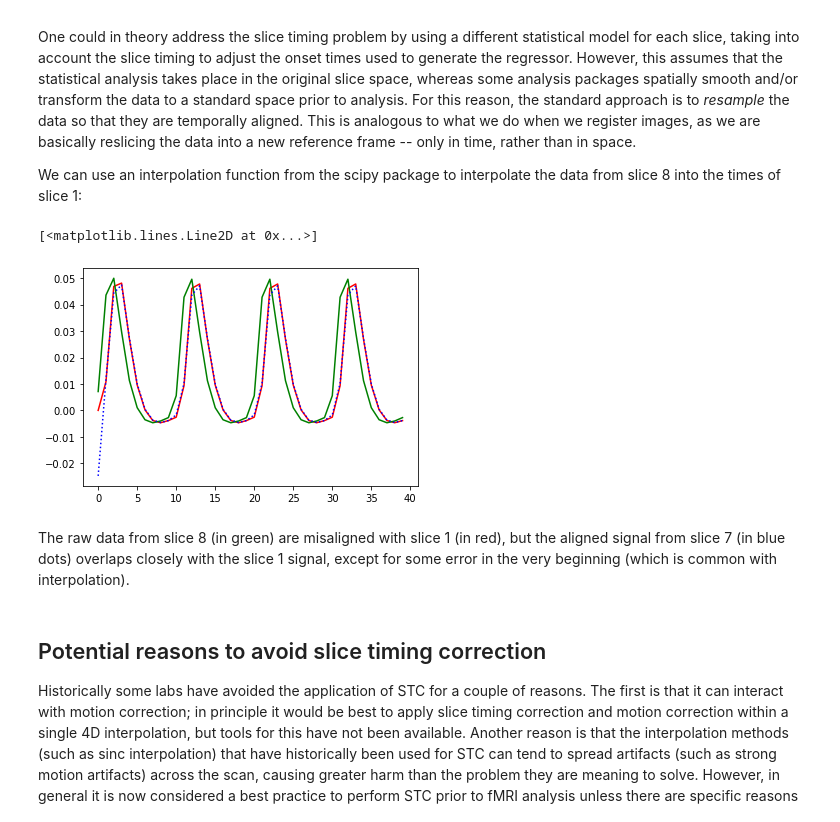
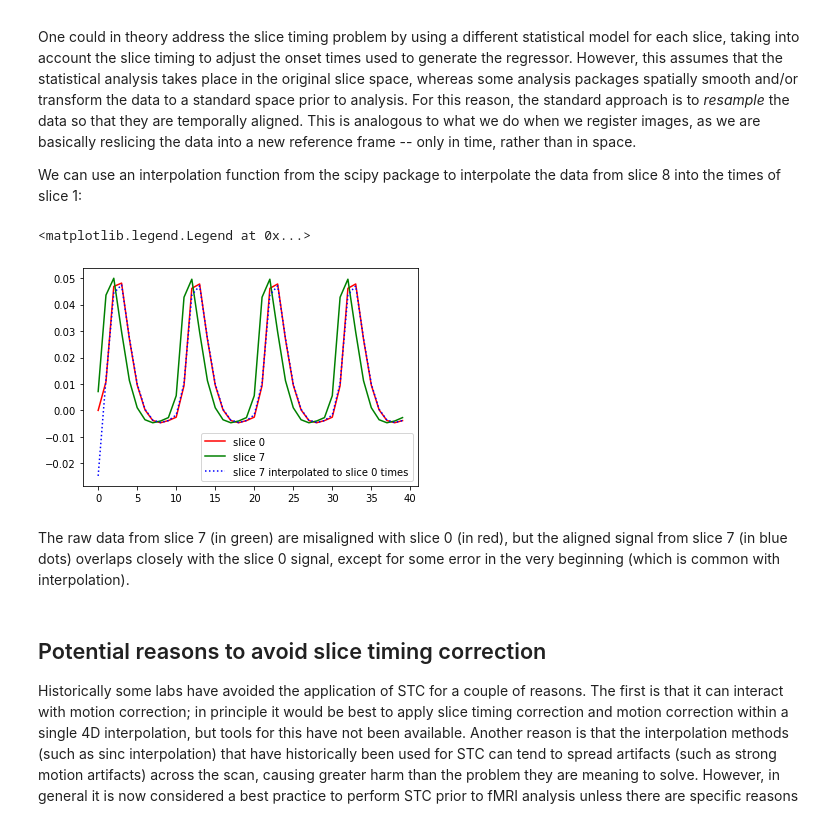
Before and after one commit to poldrack/SliceTimingCorrection, a Jupyter notebook: SliceTimingSimulation.ipynb, the cells around one changed output. Cells and saved outputs as stored; diff of their text form; code cells hidden in the pictures.

```diff
--- a/SliceTimingSimulation.ipynb
+++ b/SliceTimingSimulation.ipynb
@@ -24,14 +24,14 @@ import seaborn as sns
 def hrf_convolve(resp, time_resolution):
     return(np.convolve(resp, spm_hrf(time_resolution))[:resp.shape[0]])
 
-time_resolution = 0.25  # seconds
+hrf_time_resolution = 0.25  # temporal resolution of underlying response, in seconds
 time_window = 24  # seconds
 
-resp = np.zeros(int(time_window / time_resolution))
+resp = np.zeros(int(time_window / hrf_time_resolution))
 resp[4] = 1
-resp_hrf = hrf_convolve(resp, time_resolution)
+resp_hrf = hrf_convolve(resp, hrf_time_resolution)
 
-timeline = np.arange(0, time_window, time_resolution)
+timeline = np.arange(0, time_window, hrf_time_resolution)
 plt.plot(timeline, resp/8)
 plt.plot(timeline, resp_hrf, 'k')
 # %% [output]
@@ -70,15 +70,15 @@ Now let's see what effect this would have on our ability to detect activation.
 # %%
 nstim = 10
 interval = 20
-scanlength = int((nstim * interval) / time_resolution)  # scan length at high resolution
+scanlength = int((nstim * interval) / hrf_time_resolution)  # scan length at high resolution
 
 true_onset_times_secs = np.arange(0, nstim*interval, interval).astype(int)
 
-true_onset_times_highres = (true_onset_times_secs/time_resolution).astype(int)
+true_onset_times_highres = (true_onset_times_secs/hrf_time_resolution).astype(int)
 
 onsets_highres = np.zeros(scanlength)
 onsets_highres[true_onset_times_highres] = 1
-onsets_convolved_highres = hrf_convolve(onsets_highres, time_resolution)
+onsets_convolved_highres = hrf_convolve(onsets_highres, hrf_time_resolution)
 
 # plt.plot(onsets_convolved_highres)
 
@@ -92,7 +92,7 @@ for slice in range(nslices):
     slice_signal[slice] = onsets_convolved_highres[slice_indices[slice]]
     plt.plot(slice_signal[slice][:20])
 
-plt.legend([str(i + 1) for i in range(nslices)])
+plt.legend([str(i) for i in range(nslices)])
 # %% [output]
 <matplotlib.legend.Legend at 0x...>
 [figure]
@@ -167,18 +173,22 @@ We can use an interpolation function from the scipy package to interpolate the d
 # %%
 # thanks to https://matthew-brett.github.io/teaching/slice_timing.html
 from scipy.interpolate import InterpolatedUnivariateSpline as Interp
 
+# setup the interpolation tool to interpolate the slice 7 data
 lin_interper = Interp(slice_indices[7], slice_signal[7], k=1)
+
+# interpolate slice 7 data to slice 0 times
 interped_vals = lin_interper(slice_indices[0])
 
 plt.plot(slice_signal[0][:40], 'r')
 plt.plot(slice_signal[7][:40], 'g')
 plt.plot(interped_vals[:40], 'b:')
+plt.legend(['slice 0', 'slice 7', 'slice 7 interpolated to slice 0 times'])
 # %% [output]
-[<matplotlib.lines.Line2D at 0x...>]
+<matplotlib.legend.Legend at 0x...>
-[figure, old version]
+[figure, new version]
 # %% [markdown]
-The raw data from slice 8 (in green) are misaligned with slice 1 (in red), but the aligned signal from slice 7 (in blue dots) overlaps closely with the slice 1 signal, except for some error in the very beginning (which is common with interpolation).
+The raw data from slice 7 (in green) are misaligned with slice 0 (in red), but the aligned signal from slice 7 (in blue dots) overlaps closely with the slice 0 signal, except for some error in the very beginning (which is common with interpolation).
 # %% [markdown]
 ## Potential reasons to avoid slice timing correction
 
```
Also changed, not shown: parts of 8 cells of this notebook.
